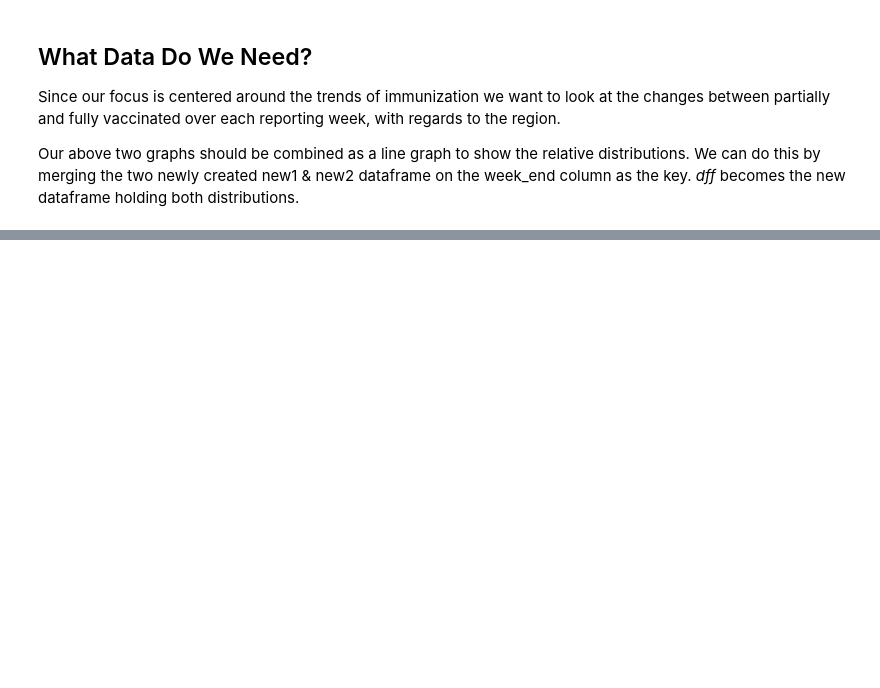
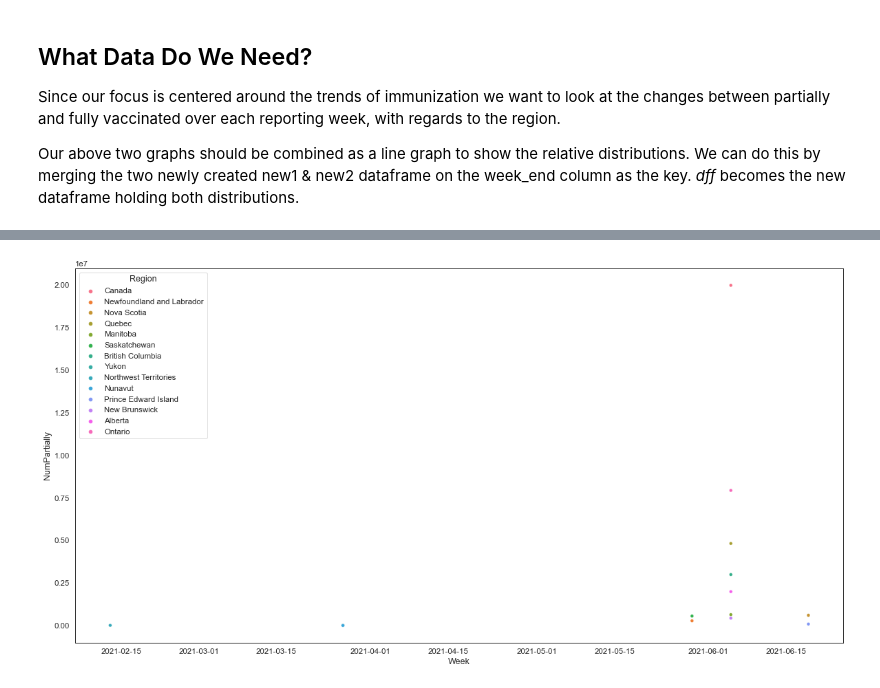
Before and after one commit to data301-2021-winter1/group48-project, a Jupyter notebook: notebooks/analysis1.ipynb, the cells around one changed output, grey strips where cells are left out. Cells and saved outputs as stored; diff of their text form; code cells hidden in the pictures; blank space fills up the shorter version.

```diff
--- a/notebooks/analysis1.ipynb
+++ b/notebooks/analysis1.ipynb
@@ -328,0 +349,8 @@ from joypy import joyplot
+# %%
+
+maxx = pf.findMaxFully(df7)
+maxxp = pf.findMaxPartial(df7)
+display(maxxp)
+maxxp.info()
+display(maxx)
+maxx.info()
@@ -328,0 +408,6 @@ from joypy import joyplot
+# %%
+plt.figure(figsize=(20,10))
+sns.scatterplot(data=maxxp, x="Week", y="NumPartially", hue='Region')
+plt.show()
+# %% [output]
+[figure, added]
```
Also changed, not shown: parts of 10 cells of this notebook, 1 other file.
